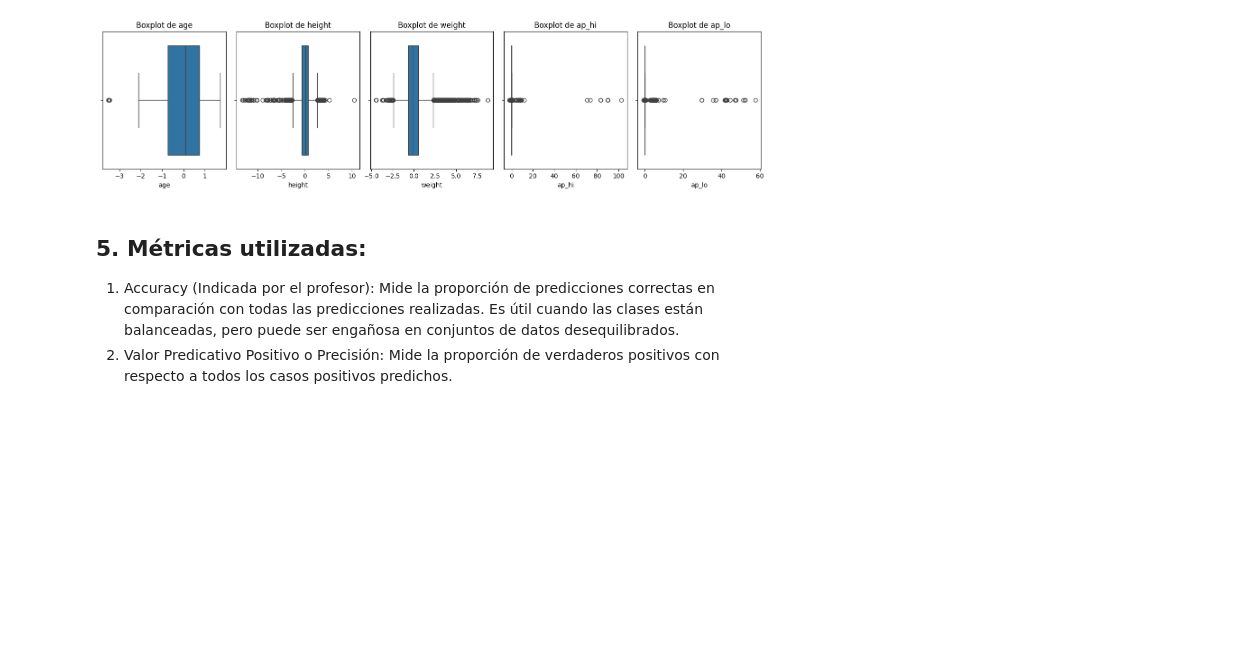
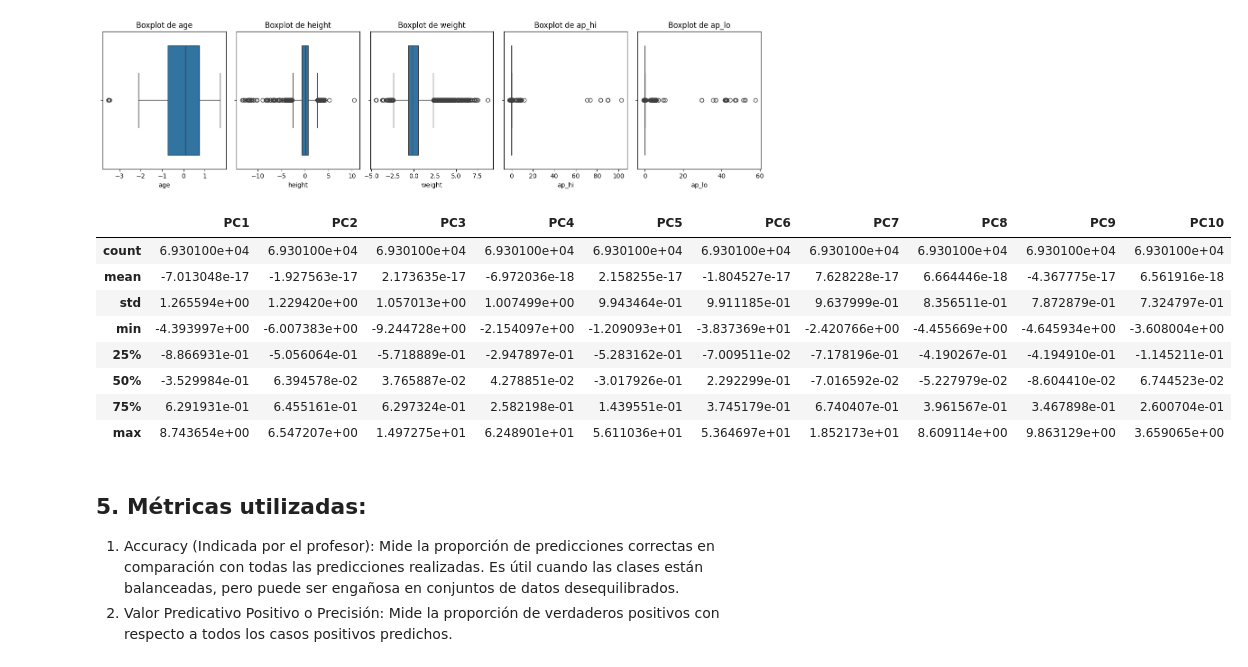
Before and after one commit to Celina1906/TP-2, a Jupyter notebook: 2023-2-Trabajo_Practico_2.ipynb, the cells around one changed output. Saved outputs shown, nothing was run; the diff lists cells and outputs as text; code cells hidden in the pictures; blank space fills up the shorter version.

```diff
--- a/2023-2-Trabajo_Practico_2.ipynb
+++ b/2023-2-Trabajo_Practico_2.ipynb
@@ -435,33 +435,46 @@ X_train, X_temp, y_train, y_temp = train_test_split(X, y, test_size=0.4, random_
 
 # Dividir el conjunto temporal en validación (20%) y prueba (20%)
 X_val, X_test, y_val, y_test = train_test_split(X_temp, y_temp, test_size=0.5, random_state=42)
 
 # Identificar variables correlacionadas y reducir dimensionalidad con PCA(Principal Component Analysis)
 target = dataFrame['cardio']
 dataFrame_cleaned = dataFrame.drop(columns=['cardio'])
 
 # Seleccionar características numéricas
 numeric_features = dataFrame[['age', 'height', 'weight', 'ap_hi', 'ap_lo', 'cholesterol', 'gluc', 'smoke', 'alco', 'active']]
 
 # Escalar características numéricas
 scaler = StandardScaler()
 scaled_data = scaler.fit_transform(numeric_features)
 
 # Realizar PCA(Principal Component Analysis) para reducir dimensionalidad
 pca = PCA()
 pca.fit(scaled_data)
 
 # Calcular la varianza explicada por cada componente principal
 explained_variance_ratio = pca.explained_variance_ratio_
 cumulative_variance = explained_variance_ratio.cumsum()
 
 # Determinar cuántos componentes principales retener
 n_components = len(cumulative_variance[cumulative_variance < 0.95]) + 1
 pca = PCA(n_components=n_components)
 pca.fit(scaled_data)
 
 # Aplicar PCA a los datos escalados
 pca_data = pca.transform(scaled_data)
+column_names = [f'PC{i+1}' for i in range(pca_data.shape[1])]
+pca_df = pd.DataFrame(data=pca_data, columns=column_names)
+X = pca_df
+# %% [output]
+|  | PC1 | PC2 | PC3 | PC4 | PC5 | PC6 | PC7 | PC8 | PC9 | PC10 |
+| count | 6.930100e+04 | 6.930100e+04 | 6.930100e+04 | 6.930100e+04 | 6.930100e+04 | 6.930100e+04 | 6.930100e+04 | 6.930100e+04 | 6.930100e+04 | 6.930100e+04 |
+| mean | -7.013048e-17 | -1.927563e-17 | 2.173635e-17 | -6.972036e-18 | 2.158255e-17 | -1.804527e-17 | 7.628228e-17 | 6.664446e-18 | -4.367775e-17 | 6.561916e-18 |
+| std | 1.265594e+00 | 1.229420e+00 | 1.057013e+00 | 1.007499e+00 | 9.943464e-01 | 9.911185e-01 | 9.637999e-01 | 8.356511e-01 | 7.872879e-01 | 7.324797e-01 |
+| min | -4.393997e+00 | -6.007383e+00 | -9.244728e+00 | -2.154097e+00 | -1.209093e+01 | -3.837369e+01 | -2.420766e+00 | -4.455669e+00 | -4.645934e+00 | -3.608004e+00 |
+| 25% | -8.866931e-01 | -5.056064e-01 | -5.718889e-01 | -2.947897e-01 | -5.283162e-01 | -7.009511e-02 | -7.178196e-01 | -4.190267e-01 | -4.194910e-01 | -1.145211e-01 |
+| 50% | -3.529984e-01 | 6.394578e-02 | 3.765887e-02 | 4.278851e-02 | -3.017926e-01 | 2.292299e-01 | -7.016592e-02 | -5.227979e-02 | -8.604410e-02 | 6.744523e-02 |
+| 75% | 6.291931e-01 | 6.455161e-01 | 6.297324e-01 | 2.582198e-01 | 1.439551e-01 | 3.745179e-01 | 6.740407e-01 | 3.961567e-01 | 3.467898e-01 | 2.600704e-01 |
+| max | 8.743654e+00 | 6.547207e+00 | 1.497275e+01 | 6.248901e+01 | 5.611036e+01 | 5.364697e+01 | 1.852173e+01 | 8.609114e+00 | 9.863129e+00 | 3.659065e+00 |
 # %% [markdown]
 ## 5. Métricas utilizadas:
 1. Accuracy (Indicada por el profesor):  Mide la proporción de predicciones correctas en comparación con todas las predicciones realizadas. Es útil cuando las clases están balanceadas, pero puede ser engañosa en conjuntos de datos desequilibrados.
```
Also changed, not shown: parts of 9 cells of this notebook.
